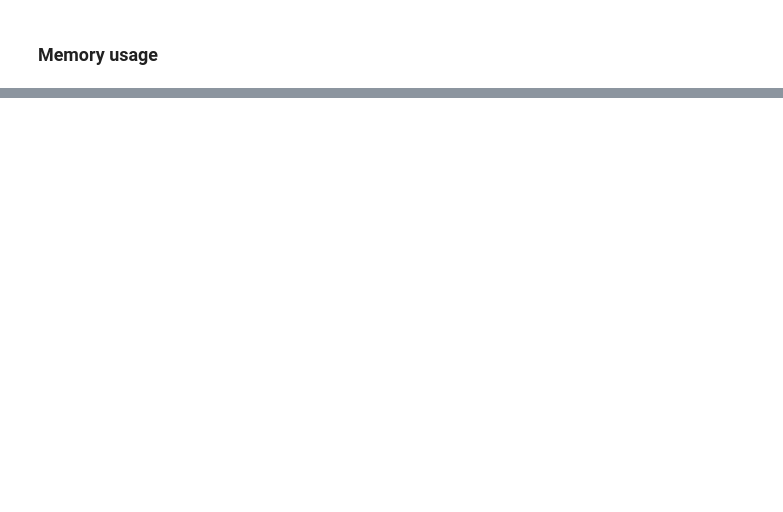
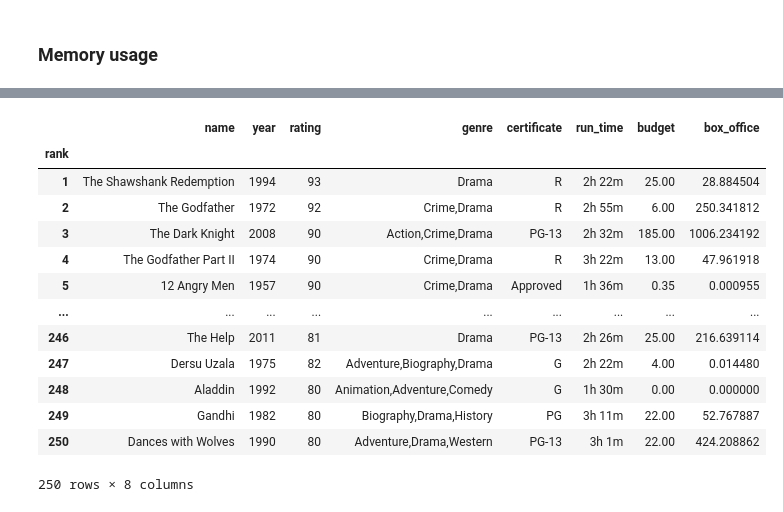
Before and after one commit to joinplank/mlcbameetup, a Jupyter notebook: uso_eficiente_pandas/charla.ipynb, the cells around one changed output, grey strips where cells are left out. Saved outputs shown, nothing was run; the diff lists cells and outputs as text; code cells hidden in the pictures; blank space fills up the shorter version.

```diff
--- a/uso_eficiente_pandas/charla.ipynb
+++ b/uso_eficiente_pandas/charla.ipynb
@@ -206,20 +489,34 @@ def amount_to_millions(df, column):
 # %%
 (
 top_250_movies
 .drop(columns=['tagline', 'casts', 'directors', 'writers'])
 .assign(
     rating=top_250_movies.rating * 10,
     budget=amount_to_millions(top_250_movies, 'budget'),
     box_office=amount_to_millions(top_250_movies, 'box_office'),
 )
 .astype({
     'year': np.int16,
     'rating': np.uint8,
     'certificate': 'category',
     'budget': np.float32,
     'box_office': np.float32,
 })
-.dtypes
 )
+# %% [output]
+|  | name | year | rating | genre | certificate | run_time | budget | box_office |
+| rank |  |  |  |  |  |  |  |  |
+| 1 | The Shawshank Redemption | 1994 | 93 | Drama | R | 2h 22m | 25.00 | 28.884504 |
+| 2 | The Godfather | 1972 | 92 | Crime,Drama | R | 2h 55m | 6.00 | 250.341812 |
+| 3 | The Dark Knight | 2008 | 90 | Action,Crime,Drama | PG-13 | 2h 32m | 185.00 | 1006.234192 |
+| 4 | The Godfather Part II | 1974 | 90 | Crime,Drama | R | 3h 22m | 13.00 | 47.961918 |
+| 5 | 12 Angry Men | 1957 | 90 | Crime,Drama | Approved | 1h 36m | 0.35 | 0.000955 |
+| ... | ... | ... | ... | ... | ... | ... | ... | ... |
+| 246 | The Help | 2011 | 81 | Drama | PG-13 | 2h 26m | 25.00 | 216.639114 |
+| 247 | Dersu Uzala | 1975 | 82 | Adventure,Biography,Drama | G | 2h 22m | 4.00 | 0.014480 |
+| 248 | Aladdin | 1992 | 80 | Animation,Adventure,Comedy | G | 1h 30m | 0.00 | 0.000000 |
+| 249 | Gandhi | 1982 | 80 | Biography,Drama,History | PG | 3h 11m | 22.00 | 52.767887 |
+| 250 | Dances with Wolves | 1990 | 80 | Adventure,Drama,Western | PG-13 | 3h 1m | 22.00 | 424.208862 |
+250 rows × 8 columns
 # %%
 top_250_movies.genre
```
Also changed, not shown: parts of 70 cells of this notebook, 1 other file.
